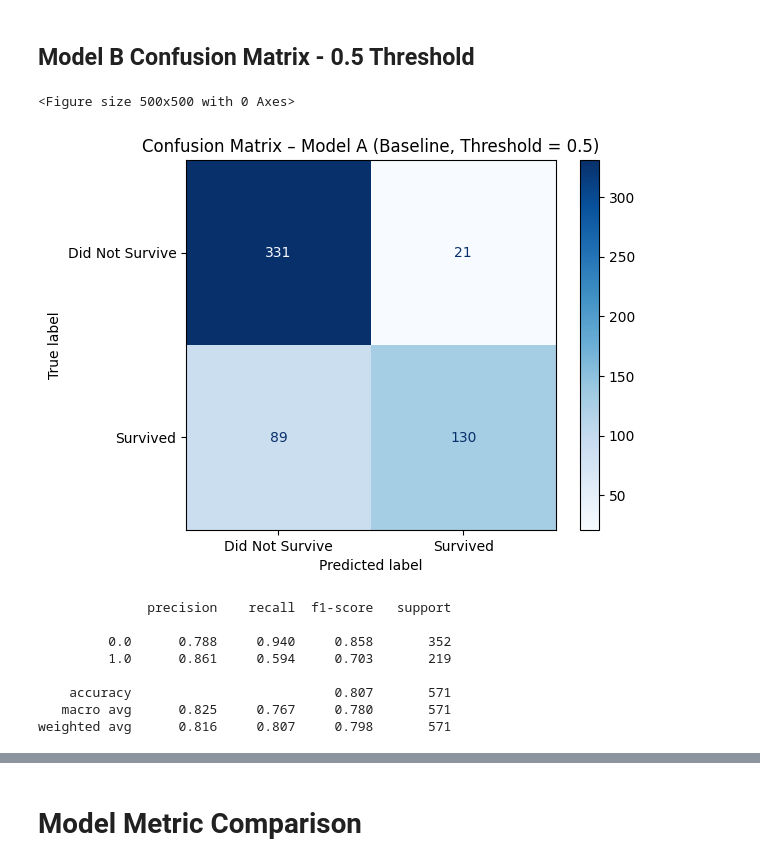
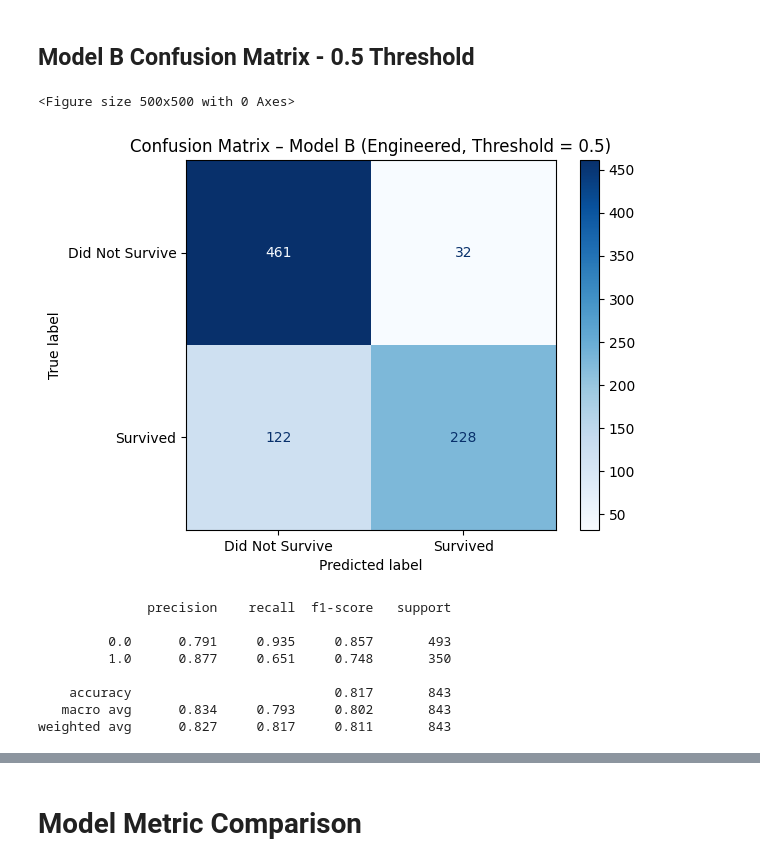
Before and after one commit to MaxMatteucci/Unit2_Titanic_Group9, a Jupyter notebook: individual/Unit2_BQML_Titanic_Ian_Hedges.ipynb, the cells around one changed output, grey strips where cells are left out. Cells and saved outputs as stored; diff of their text form; code cells hidden in the pictures.

```diff
--- a/individual/Unit2_BQML_Titanic_Ian_Hedges.ipynb
+++ b/individual/Unit2_BQML_Titanic_Ian_Hedges.ipynb
@@ -365,40 +371,40 @@ FROM ML.PREDICT(
     WHEN fare < 50 THEN 'mid'
     ELSE 'high'
   END AS fare_bucket,
   CONCAT(sex, '_', CAST(pclass AS STRING)) AS sex_pclass,
   -- Manifest Features
   survived, pclass, sex, age, sibsp, parch, fare, embarked
   FROM `{PROJECT_ID}.{DATASET_ID}.titanic_c`
   WHERE split = 'EVAL')
 )
 WHERE Survived IS NOT NULL
 """
 
 conf_df = client.query(query_confusion, location="US").to_dataframe()
 
 # Apply threshold 0.5
 conf_df["predicted_label"] = (conf_df["predicted_prob"] >= 0.5).astype(int)
 
 # Generate confusion matrix
 cm = confusion_matrix(conf_df["actual"], conf_df["predicted_label"])
 disp = ConfusionMatrixDisplay(confusion_matrix=cm, display_labels=["Did Not Survive", "Survived"])
 
 plt.figure(figsize=(5, 5))
 disp.plot(cmap="Blues", values_format="d")
-plt.title("Confusion Matrix – Model A (Baseline, Threshold = 0.5)")
+plt.title("Confusion Matrix – Model B (Engineered, Threshold = 0.5)")
 plt.grid(False)
 plt.show()
 
 # Print precision, recall, and F1
 print(classification_report(conf_df["actual"], conf_df["predicted_label"], digits=3))
 # %% [output]
 <Figure size 500x500 with 0 Axes>
-[figure, old version]
+[figure, new version]
               precision    recall  f1-score   support
 
-         0.0      0.788     0.940     0.858       352
-         1.0      0.861     0.594     0.703       219
+         0.0      0.791     0.935     0.857       493
+         1.0      0.877     0.651     0.748       350
 
-    accuracy                          0.807       571
-   macro avg      0.825     0.767     0.780       571
-weighted avg      0.816     0.807     0.798       571
+    accuracy                          0.817       843
+   macro avg      0.834     0.793     0.802       843
+weighted avg      0.827     0.817     0.811       843
```
Also changed, not shown: parts of 11 cells of this notebook.
